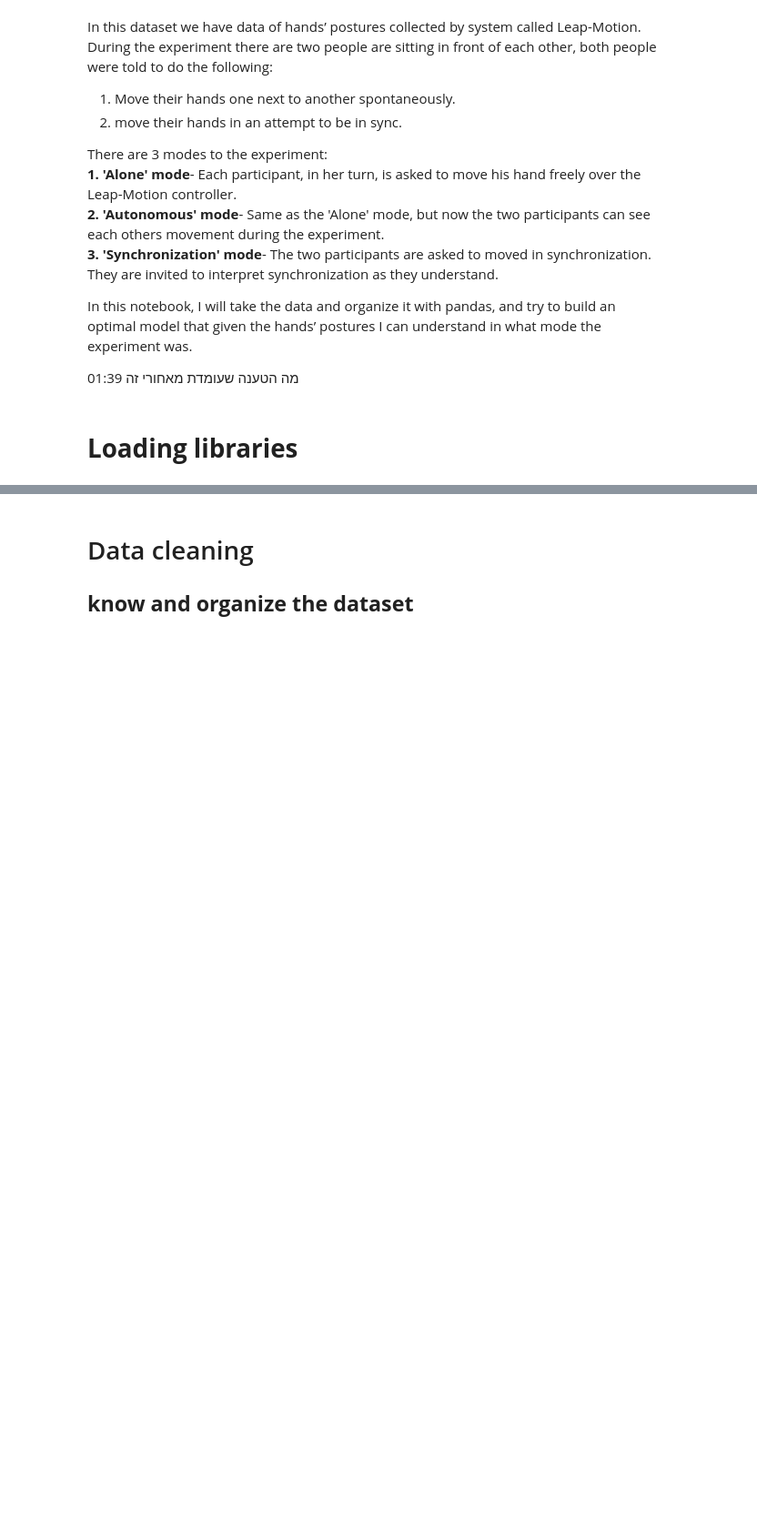
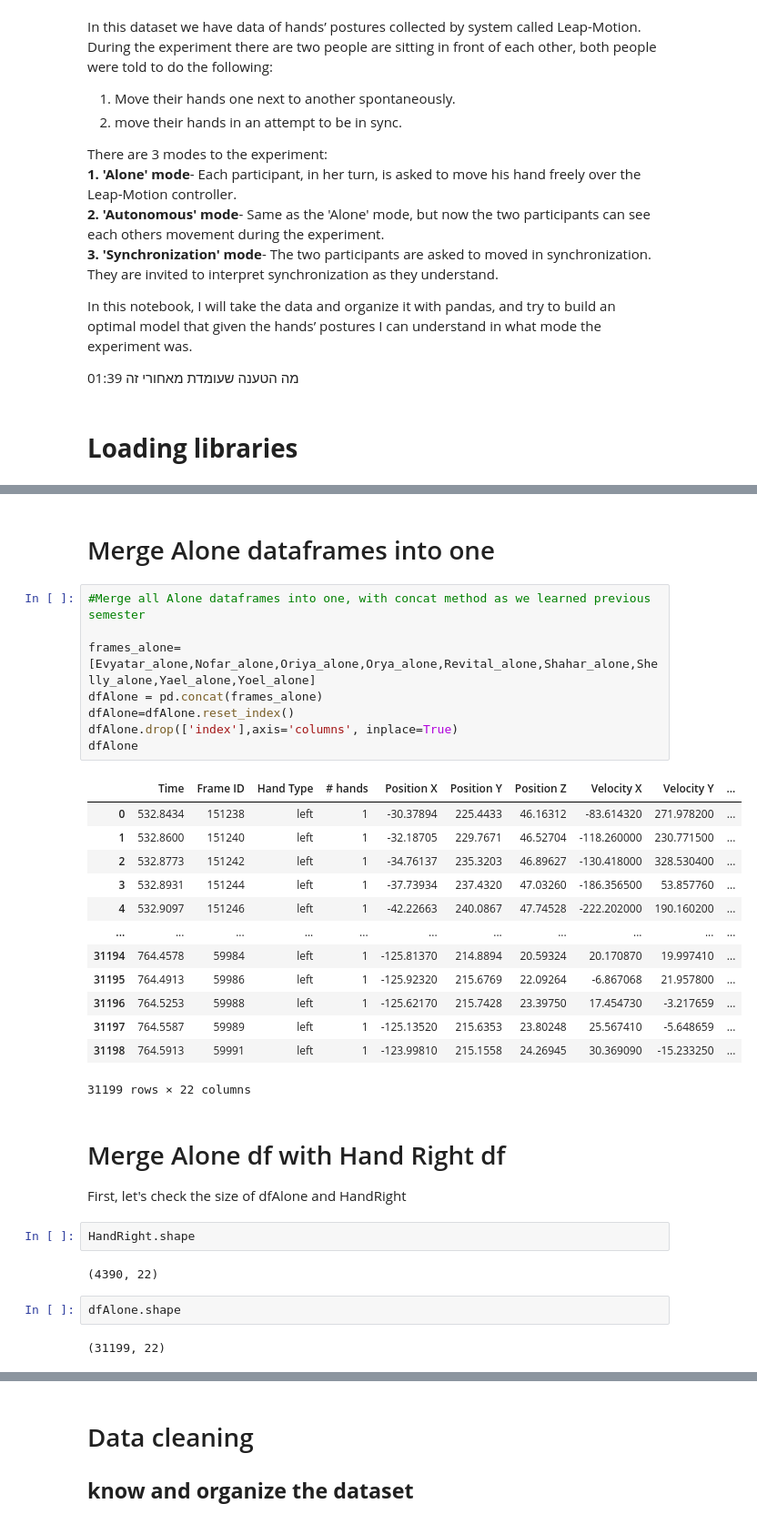
Before and after one commit to yuvalTrip/Final-Project-First-Year-Semester-B, a Jupyter notebook: Pandas- Classification work-Hands Positions.ipynb, the cells around one changed output, grey strips where cells are left out. Shown at 91% size. Drawn from its saved outputs; the diff is of its cells as text; blank space fills up the shorter version.

```diff
--- a/Pandas- Classification work-Hands Positions.ipynb
+++ b/Pandas- Classification work-Hands Positions.ipynb
@@ -87,0 +195,36 @@ Yoel_alone = pd.read_csv(r"C:\Users\yuval\Hand Positions\extraFiles\Training\Yoe
+# %% [markdown]
+# Merge Alone dataframes into one
+# %%
+#Merge all Alone dataframes into one, with concat method as we learned previous semester
+
+frames_alone=[Evyatar_alone,Nofar_alone,Oriya_alone,Orya_alone,Revital_alone,Shahar_alone,Shelly_alone,Yael_alone,Yoel_alone]
+dfAlone = pd.concat(frames_alone)
+dfAlone=dfAlone.reset_index()
+dfAlone.drop(['index'],axis='columns', inplace=True)
+dfAlone
+# %% [output]
+|  | Time | Frame ID | Hand Type | # hands | Position X | Position Y | Position Z | Velocity X | Velocity Y | ... |
+| 0 | 532.8434 | 151238 | left | 1 | -30.37894 | 225.4433 | 46.16312 | -83.614320 | 271.978200 | ... |
+| 1 | 532.8600 | 151240 | left | 1 | -32.18705 | 229.7671 | 46.52704 | -118.260000 | 230.771500 | ... |
+| 2 | 532.8773 | 151242 | left | 1 | -34.76137 | 235.3203 | 46.89627 | -130.418000 | 328.530400 | ... |
+| 3 | 532.8931 | 151244 | left | 1 | -37.73934 | 237.4320 | 47.03260 | -186.356500 | 53.857760 | ... |
+| 4 | 532.9097 | 151246 | left | 1 | -42.22663 | 240.0867 | 47.74528 | -222.202000 | 190.160200 | ... |
+| ... | ... | ... | ... | ... | ... | ... | ... | ... | ... | ... |
+| 31194 | 764.4578 | 59984 | left | 1 | -125.81370 | 214.8894 | 20.59324 | 20.170870 | 19.997410 | ... |
+| 31195 | 764.4913 | 59986 | left | 1 | -125.92320 | 215.6769 | 22.09264 | -6.867068 | 21.957800 | ... |
+| 31196 | 764.5253 | 59988 | left | 1 | -125.62170 | 215.7428 | 23.39750 | 17.454730 | -3.217659 | ... |
+| 31197 | 764.5587 | 59989 | left | 1 | -125.13520 | 215.6353 | 23.80248 | 25.567410 | -5.648659 | ... |
+| 31198 | 764.5913 | 59991 | left | 1 | -123.99810 | 215.1558 | 24.26945 | 30.369090 | -15.233250 | ... |
+31199 rows × 22 columns
+# %% [markdown]
+# Merge Alone df with Hand Right df
+
+First, let's check the size of dfAlone and HandRight
+# %%
+HandRight.shape
+# %% [output]
+(4390, 22)
+# %%
+dfAlone.shape
+# %% [output]
+(31199, 22)
```
Also changed, not shown: parts of 25 cells of this notebook.
